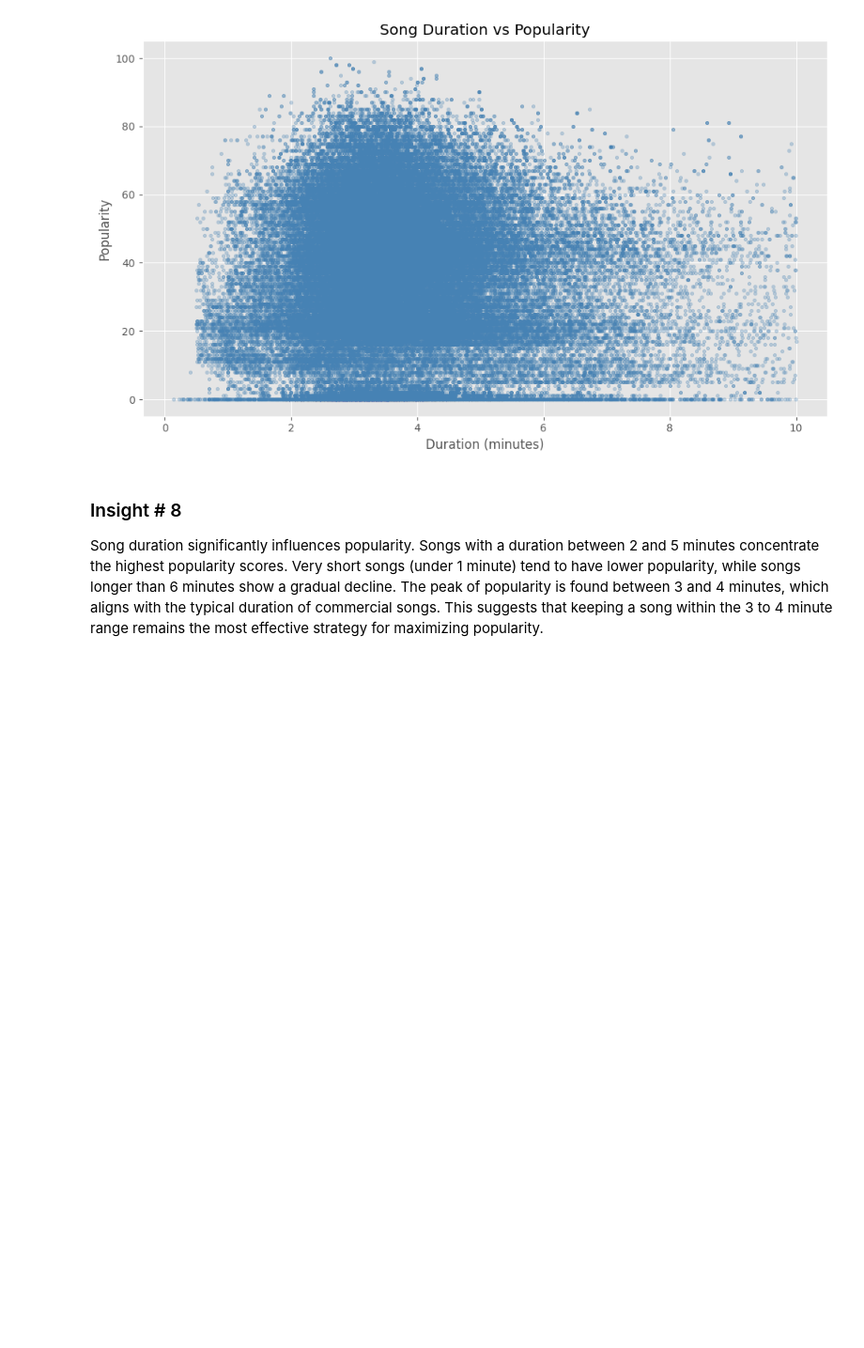
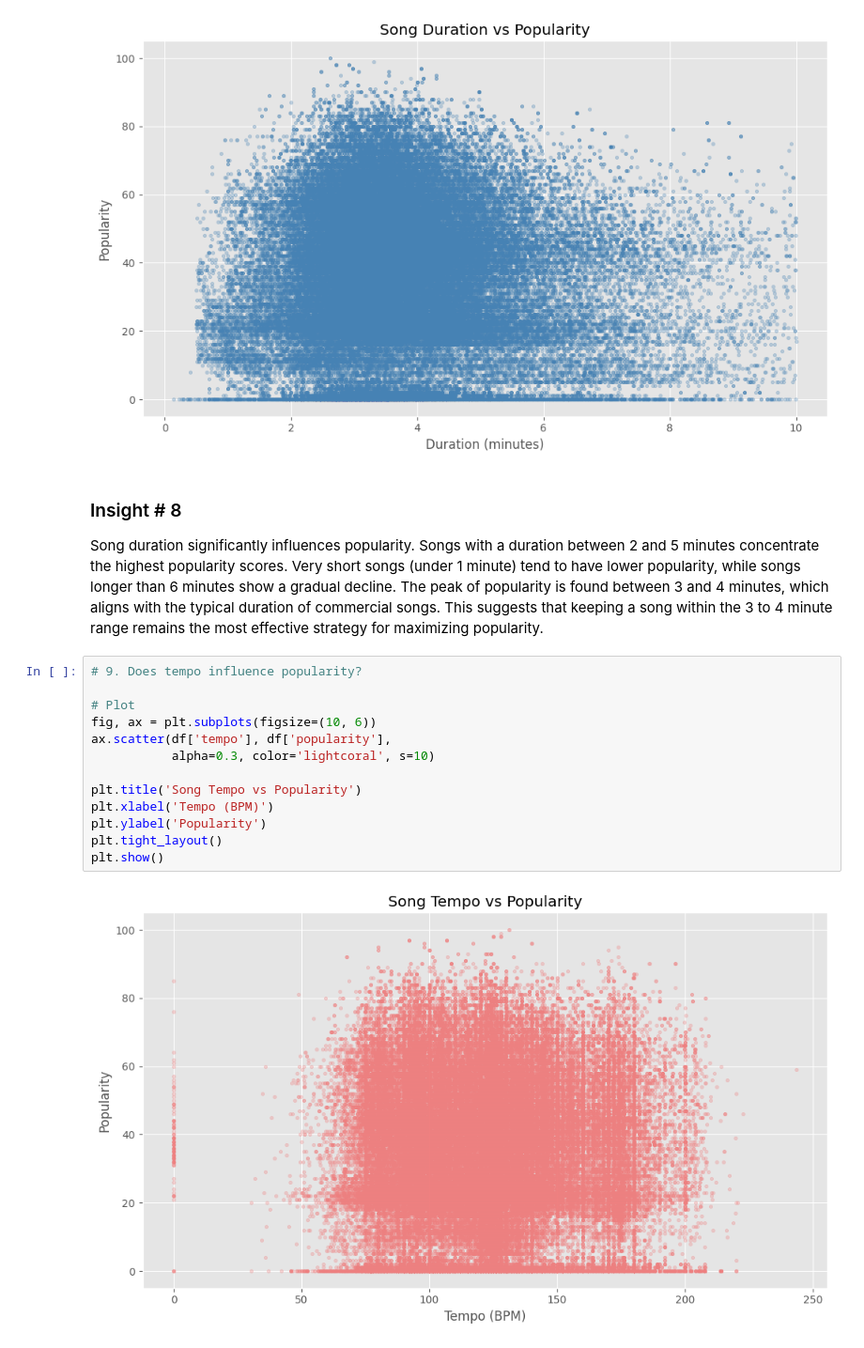
Before and after one commit to EmmanuelMG7/spotify-music-analysis, a Jupyter notebook: notebooks/01_exploration.ipynb, the cells around one changed output. Shown at 94% size. Drawn from its saved outputs; the diff is of its cells as text; blank space fills up the shorter version.

Commit message:
feat: add question 9 analysis - tempo vs popularity

```diff
--- a/notebooks/01_exploration.ipynb
+++ b/notebooks/01_exploration.ipynb
@@ -312,3 +312,18 @@ plt.show()
 ### Insight # 8
 
 Song duration significantly influences popularity. Songs with a duration between 2 and 5 minutes concentrate the highest popularity scores. Very short songs (under 1 minute) tend to have lower popularity, while songs longer than 6 minutes show a gradual decline. The peak of popularity is found between 3 and 4 minutes, which aligns with the typical duration of commercial songs. This suggests that keeping a song within the 3 to 4 minute range remains the most effective strategy for maximizing popularity.
+# %%
+# 9. Does tempo influence popularity?
+
+# Plot
+fig, ax = plt.subplots(figsize=(10, 6))
+ax.scatter(df['tempo'], df['popularity'],
+           alpha=0.3, color='lightcoral', s=10)
+
+plt.title('Song Tempo vs Popularity')
+plt.xlabel('Tempo (BPM)')
+plt.ylabel('Popularity')
+plt.tight_layout()
+plt.show()
+# %% [output]
+[figure, added]
```
Also changed, not shown: parts of 1 cell of this notebook.
